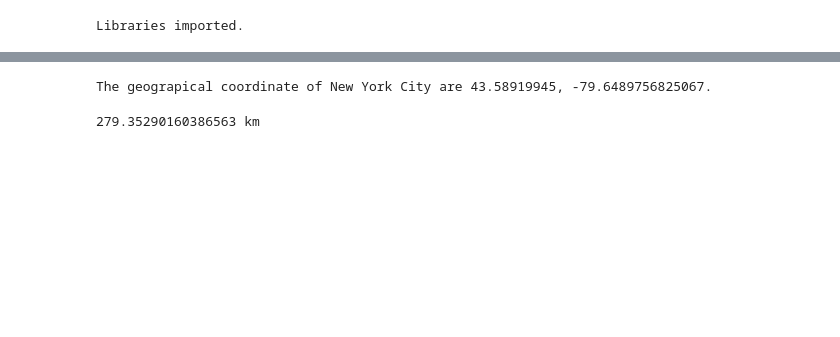
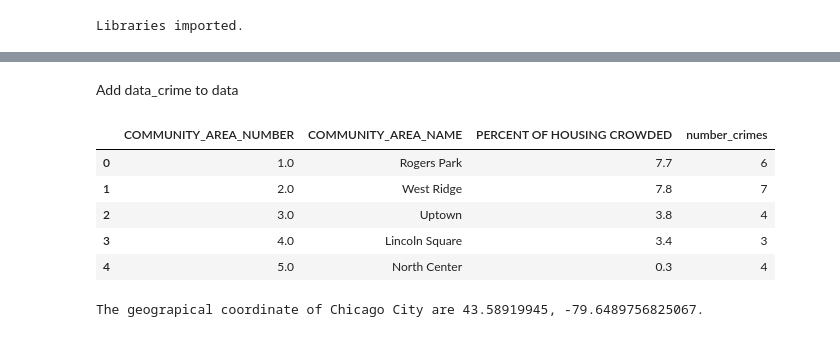
Before and after one commit to tranthip/Coursera_Capstone, a Jupyter notebook: Capstone_project.ipynb, the cells around one changed output, grey strips where cells are left out. Drawn from its saved outputs; the diff is of its cells as text; code cells hidden in the pictures; blank space fills up the shorter version.

```diff
--- a/Capstone_project.ipynb
+++ b/Capstone_project.ipynb
@@ -54,0 +49,3 @@ Take the latitude and longtitude of Chicago center
+# %%
+data_neighbors=pd.read_csv("https://ibm.box.com/shared/static/05c3415cbfbtfnr2fx4atenb2sd361ze.csv")
+data_neighbors.dtypes
@@ -54,0 +69,3 @@ Take the latitude and longtitude of Chicago center
+# %%
+data=data_neighbors[['COMMUNITY_AREA_NUMBER','COMMUNITY_AREA_NAME','PERCENT OF HOUSING CROWDED']]
+data.head()
@@ -54,0 +130,4 @@ Take the latitude and longtitude of Chicago center
+# %%
+df=chicago_crime['COMMUNITY_AREA_NUMBER'].value_counts()
+data_crime=pd.DataFrame({'COMMUNITY_AREA_NUMBER':df.index,'number_crimes':df.values})
+data_crime.head()
@@ -55,20 +141,24 @@ Take the latitude and longtitude of Chicago center
+# %% [markdown]
+Add data_crime to data
+# %%
+data=pd.merge(data, data_crime, on='COMMUNITY_AREA_NUMBER')
+data.head()
+# %% [output]
+|  | COMMUNITY_AREA_NUMBER | COMMUNITY_AREA_NAME | PERCENT OF HOUSING CROWDED | number_crimes |
+| 0 | 1.0 | Rogers Park | 7.7 | 6 |
+| 1 | 2.0 | West Ridge | 7.8 | 7 |
+| 2 | 3.0 | Uptown | 3.8 | 4 |
+| 3 | 4.0 | Lincoln Square | 3.4 | 3 |
+| 4 | 5.0 | North Center | 0.3 | 4 |
 # %%
+#Take the latitude and longtitude of Chicago center
 address = 'Chicago, CA'
 
 geolocator = Nominatim(user_agent="ny_explorer")
 location = geolocator.geocode(address)
-latitude = location.latitude
-longitude = location.longitude
-print('The geograpical coordinate of Chicago City are {}, {}.'.format(latitude, longitude))
+CA_latitude = location.latitude
+CA_longitude = location.longitude
+CA_coords=(CA_latitude,CA_longitude)
+print('The geograpical coordinate of Chicago City are {}, {}.'.format(CA_latitude, CA_longitude))
 # %% [output]
-The geograpical coordinate of New York City are 43.58919945, -79.6489756825067.
+The geograpical coordinate of Chicago City are 43.58919945, -79.6489756825067.
-# %%
-
-import geopy.distance
-
-coords_1 = (52.2296756, 21.0122287)
-coords_2 = (52.406374, 16.9251681)
-
-print(geopy.distance.vincenty(coords_1, coords_2))
-# %% [output]
-279.35290160386563 km
```
Also changed, not shown: parts of 27 cells of this notebook.
